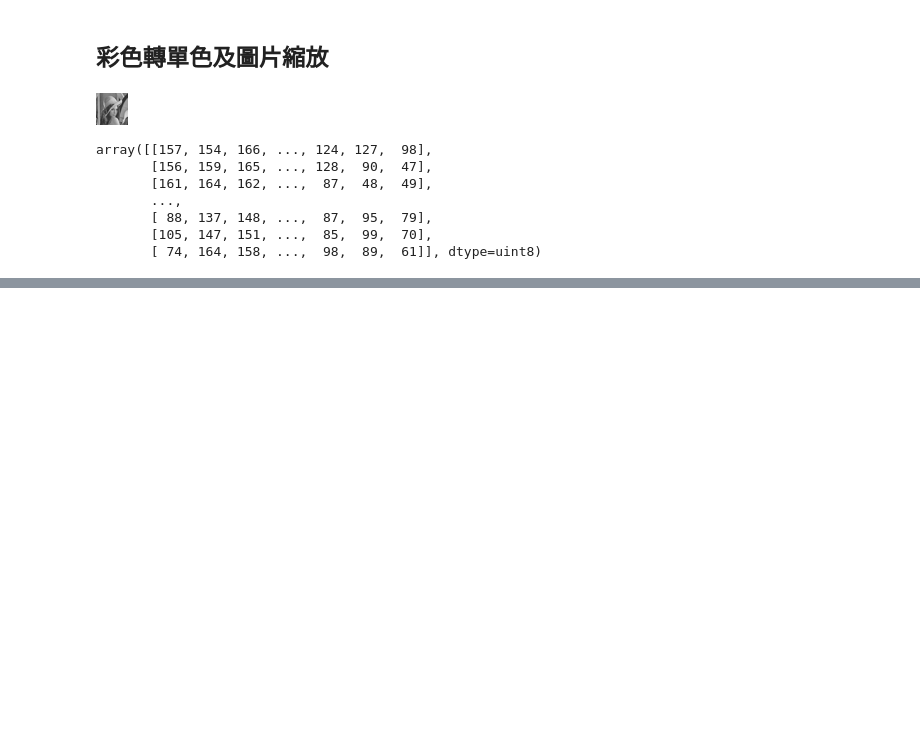
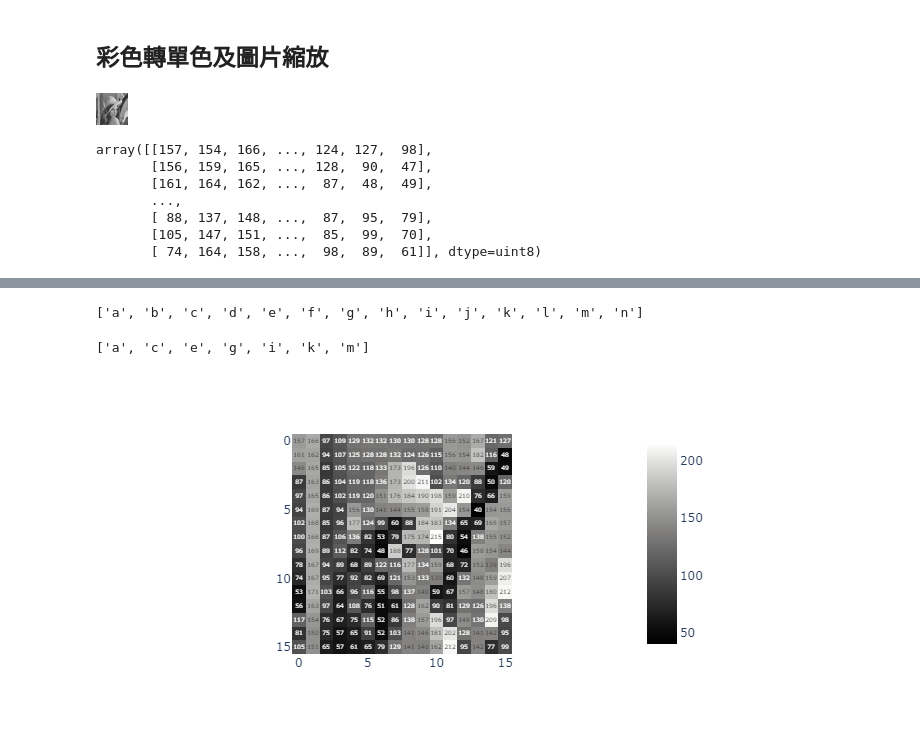
Before and after one commit to vcdemy/20240411, a Jupyter notebook: 20240411.ipynb, the cells around one changed output, grey strips where cells are left out. Cells and saved outputs as stored; diff of their text form; code cells hidden in the pictures; blank space fills up the shorter version.

```diff
--- a/20240411.ipynb
+++ b/20240411.ipynb
@@ -56,0 +78,12 @@ array([[157, 154, 166, ..., 124, 127,  98],
+# %%
+x
+# %% [output]
+['a', 'b', 'c', 'd', 'e', 'f', 'g', 'h', 'i', 'j', 'k', 'l', 'm', 'n']
+# %%
+x[::2]
+# %% [output]
+['a', 'c', 'e', 'g', 'i', 'k', 'm']
+# %%
+px.imshow(aimg[::2,::2], color_continuous_scale='gray', text_auto=True)
+# %% [output]
+[figure, added]
```
Also changed, not shown: parts of 5 cells of this notebook.
